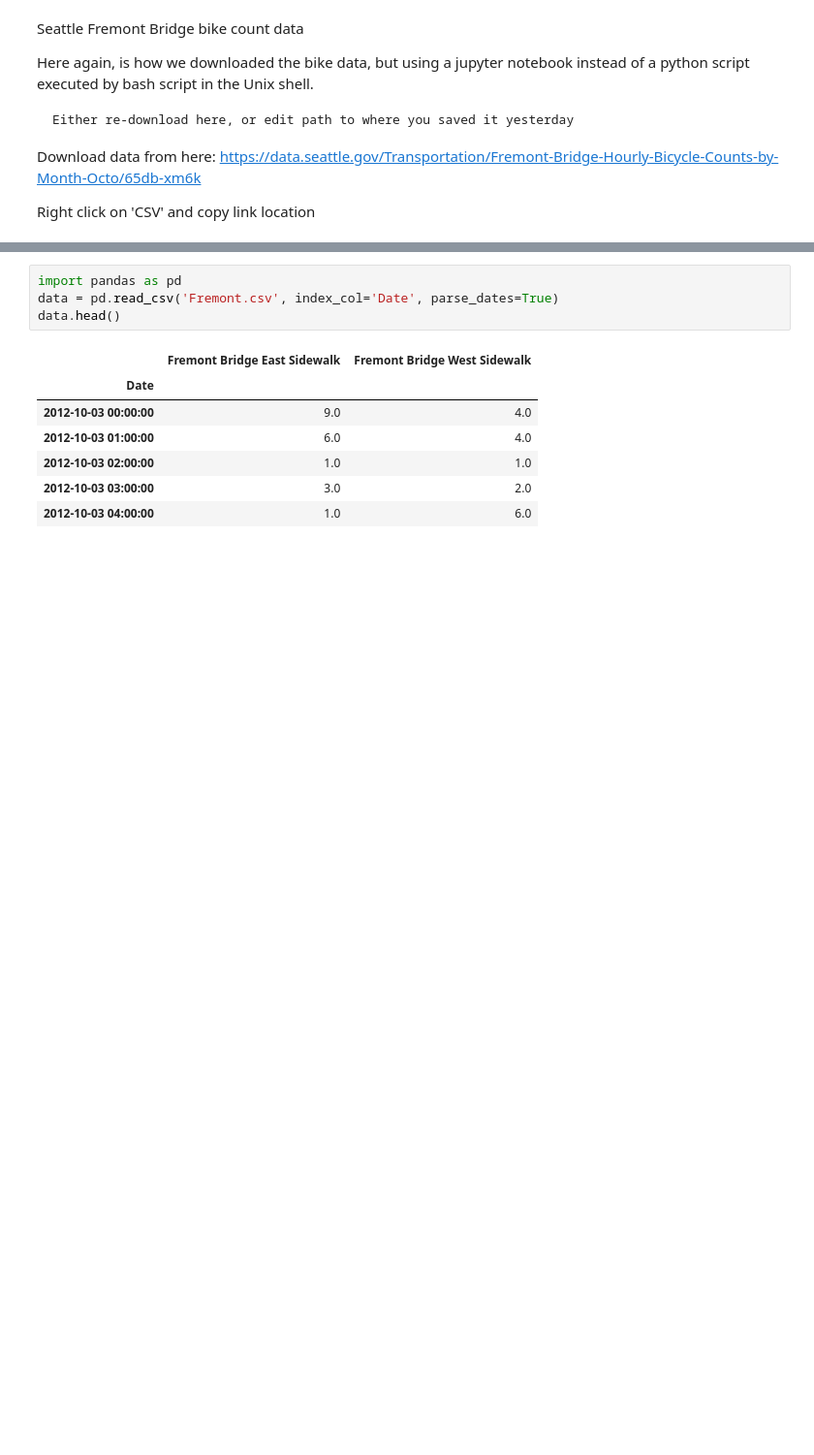
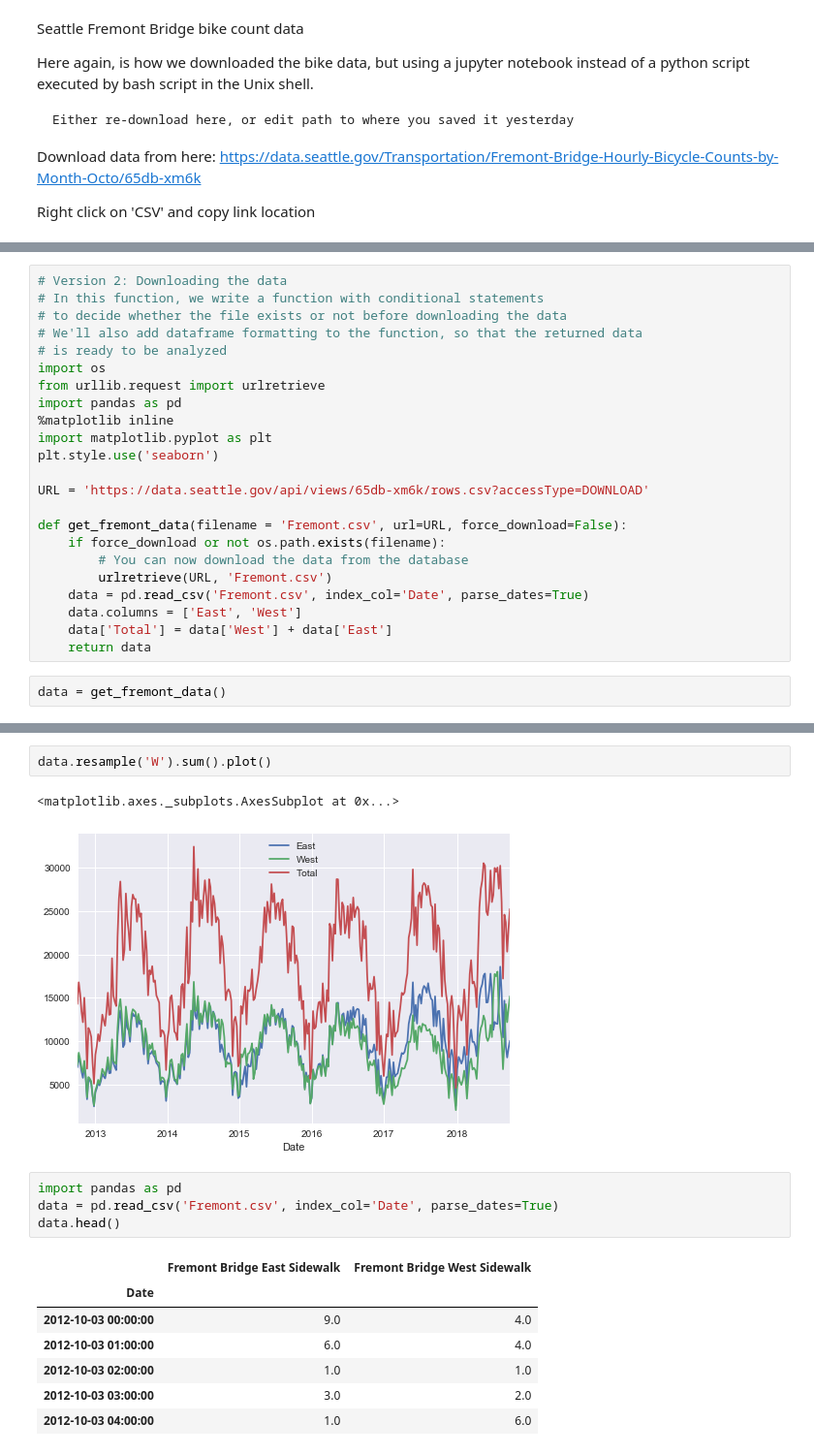
Before and after one commit to marisalim/stonybrook_juypterworkflow, a Jupyter notebook: test_notebook_bike_analysis.ipynb, the cells around one changed output, grey strips where cells are left out. Shown: that part at 97% size. Saved outputs shown, nothing was run; the diff lists cells and outputs as text; blank space fills up the shorter version.

```diff
--- a/test_notebook_bike_analysis.ipynb
+++ b/test_notebook_bike_analysis.ipynb
@@ -36,0 +12,25 @@ Date,Fremont Bridge East Sidewalk,Fremont Bridge West Sidewalk
+# %%
+# Version 2: Downloading the data
+# In this function, we write a function with conditional statements
+# to decide whether the file exists or not before downloading the data
+# We'll also add dataframe formatting to the function, so that the returned data
+# is ready to be analyzed
+import os
+from urllib.request import urlretrieve
+import pandas as pd
+%matplotlib inline
+import matplotlib.pyplot as plt
+plt.style.use('seaborn')
+
+URL = 'https://data.seattle.gov/api/views/65db-xm6k/rows.csv?accessType=DOWNLOAD'
+
+def get_fremont_data(filename = 'Fremont.csv', url=URL, force_download=False):
+    if force_download or not os.path.exists(filename):
+        # You can now download the data from the database
+        urlretrieve(URL, 'Fremont.csv')
+    data = pd.read_csv('Fremont.csv', index_col='Date', parse_dates=True)
+    data.columns = ['East', 'West']
+    data['Total'] = data['West'] + data['East']
+    return data
+# %%
+data = get_fremont_data()
@@ -37,3 +47,8 @@ Date,Fremont Bridge East Sidewalk,Fremont Bridge West Sidewalk
+# %%
+data.resample('W').sum().plot()
+# %% [output]
+<matplotlib.axes._subplots.AxesSubplot at 0x...>
+[figure, added]
 # %%
 import pandas as pd
 data = pd.read_csv('Fremont.csv', index_col='Date', parse_dates=True)
```
Also changed, not shown: parts of 3 cells of this notebook.
